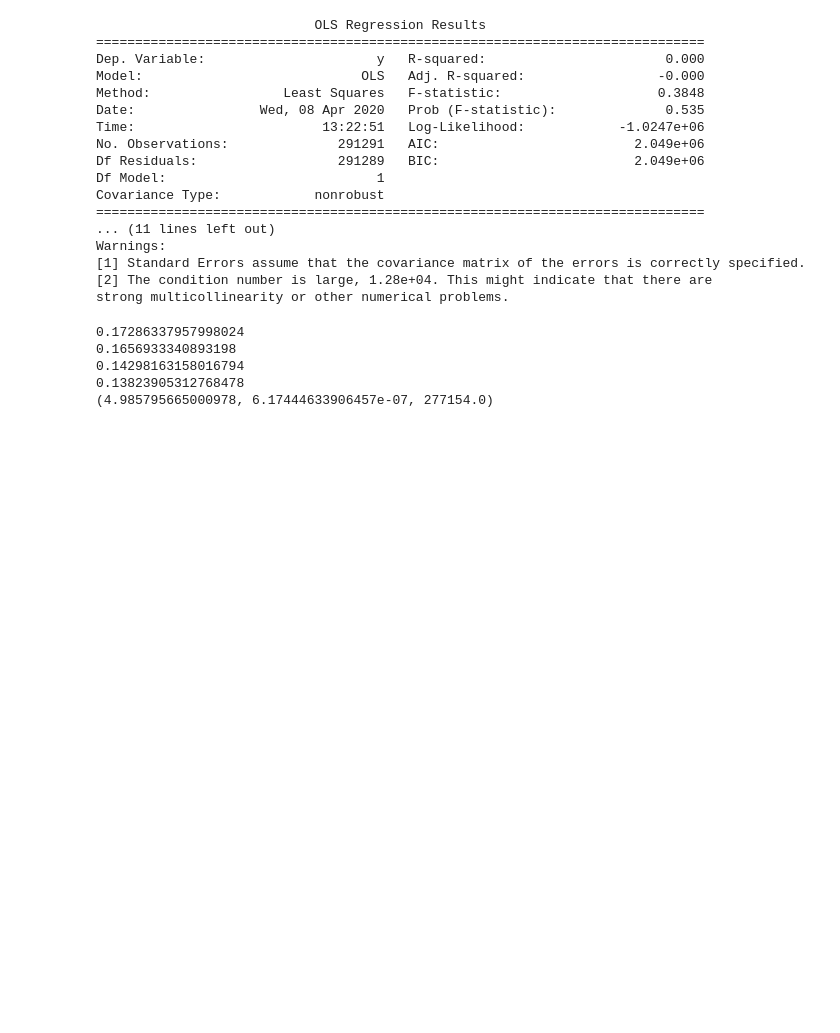
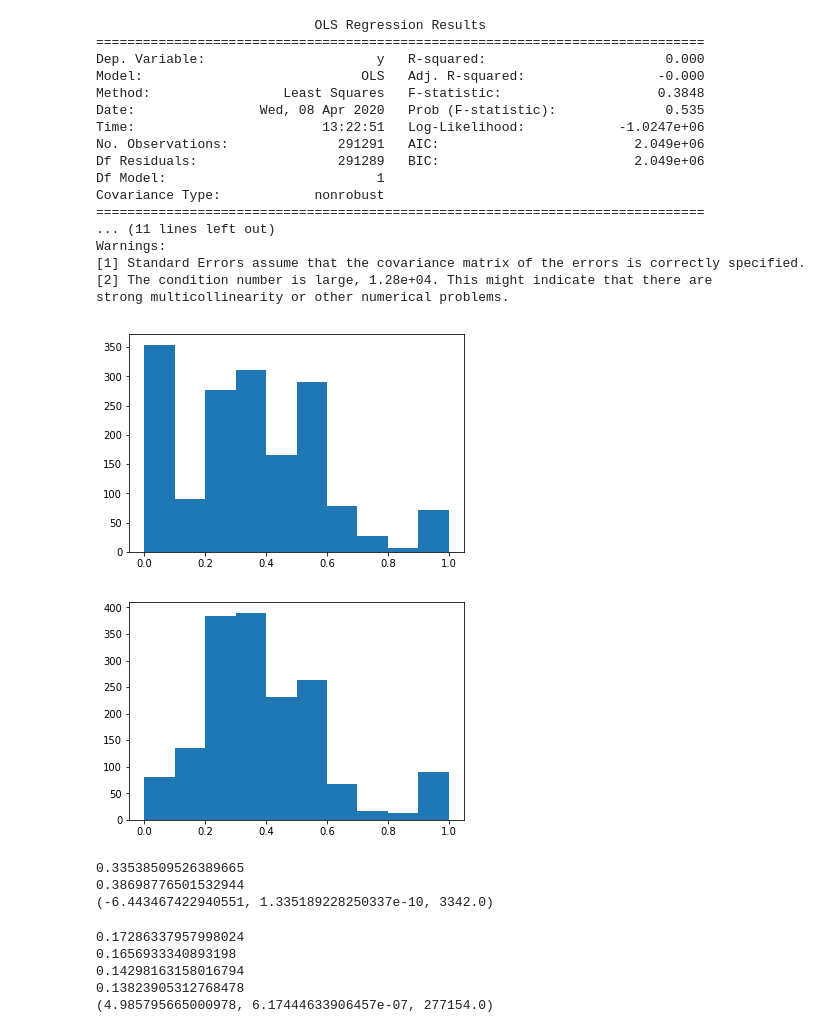
Before and after one commit to liambai/poker-hand-prediction, a Jupyter notebook: hypothesis4.ipynb, the cells around one changed output. Saved outputs shown, nothing was run; the diff lists cells and outputs as text; code cells hidden in the pictures; blank space fills up the shorter version.

```diff
--- a/hypothesis4.ipynb
+++ b/hypothesis4.ipynb
@@ -8,5 +8,5 @@ import statsmodels.stats.weightstats as ws
 # %%
 conn = sqlite3.connect('poker_updated.db')
 # %%
-df = pd.read_sql_query('select * from Hands order by player_ID, game_ID limit 1000000;', conn)
+df = pd.read_sql_query('select * from Hands order by player_ID, game_ID;', conn)
 print(df.head())
@@ -118,6 +104,8 @@ for row in df.itertuples():
     net_gain_today += row.net_gain
 # %%
 net_gain_today = 0
+after_win_players = []
+after_loss_players = []
 after_win = []
 after_loss = []
 curr_game_id = ''
@@ -125,7 +113,15 @@ curr_player_id = ''
 for row in df.itertuples():
     game_id = row.game_ID[:8]
     player_id = row.player_ID
-    if game_id != curr_game_id or player_id != curr_player_id:
+    if player_id != curr_player_id:
+        if player_id != curr_player_id:
+            total_winrate = (np.sum(after_win) + np.sum(after_loss))\
+                / (len(after_win) + len(after_loss)) if (len(after_win) + len(after_loss)) > 0 else 0
+            if len(after_win) > 0 and len(after_loss) > 0 and total_winrate > 0:
+                after_win_players.append(np.mean(after_win))
+                after_loss_players.append(np.mean(after_loss))
+            after_win = []
+            after_loss = []
         net_gain_today = 0
         curr_game_id = game_id
         curr_player_id = player_id
@@ -133,14 +129,31 @@ for row in df.itertuples():
     if net_gain_today > 0:
         if row.net_gain > 0:
             after_win.append(1)
-        else:
+        elif row.net_gain < 0:
             after_win.append(0)
     elif net_gain_today < 0:
         if row.net_gain > 0:
             after_loss.append(1)
-        else:
+        elif row.net_gain < 0:
             after_loss.append(0)
+    net_gain_today = 0
     net_gain_today += row.net_gain
+# %%
+plt.hist(after_win_players)
+plt.show()
+plt.hist(after_loss_players)
+plt.show()
+
+print(np.mean(after_win_players))
+print(np.mean(after_loss_players))
+
+print(ws.ttest_ind(after_win_players, after_loss_players))
+# %% [output]
+[figure, added]
+[figure, added]
+0.33538509526389665
+0.38698776501532944
+(-6.443467422940551, 1.335189228250337e-10, 3342.0)
 # %%
 print(np.mean(after_win))
 print(np.mean(after_loss))
```
Also changed, not shown: parts of 1 cell of this notebook.
